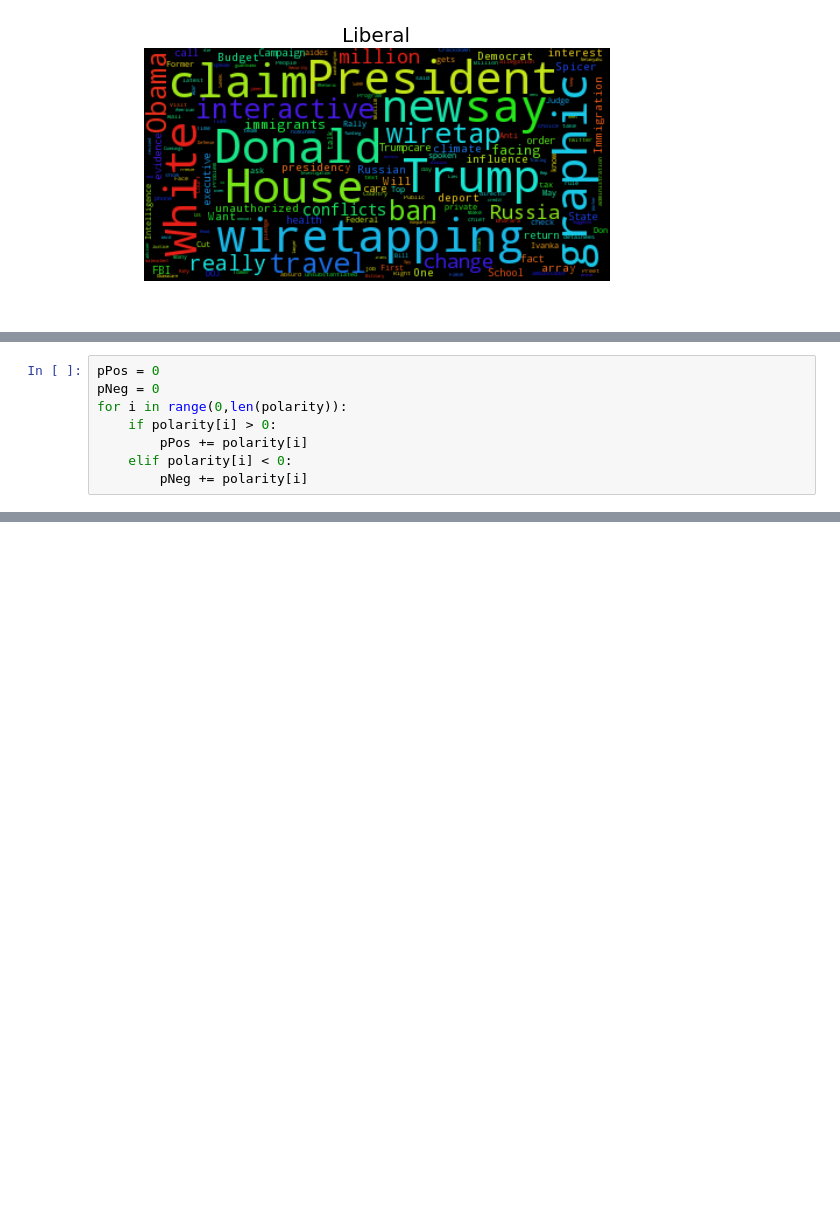
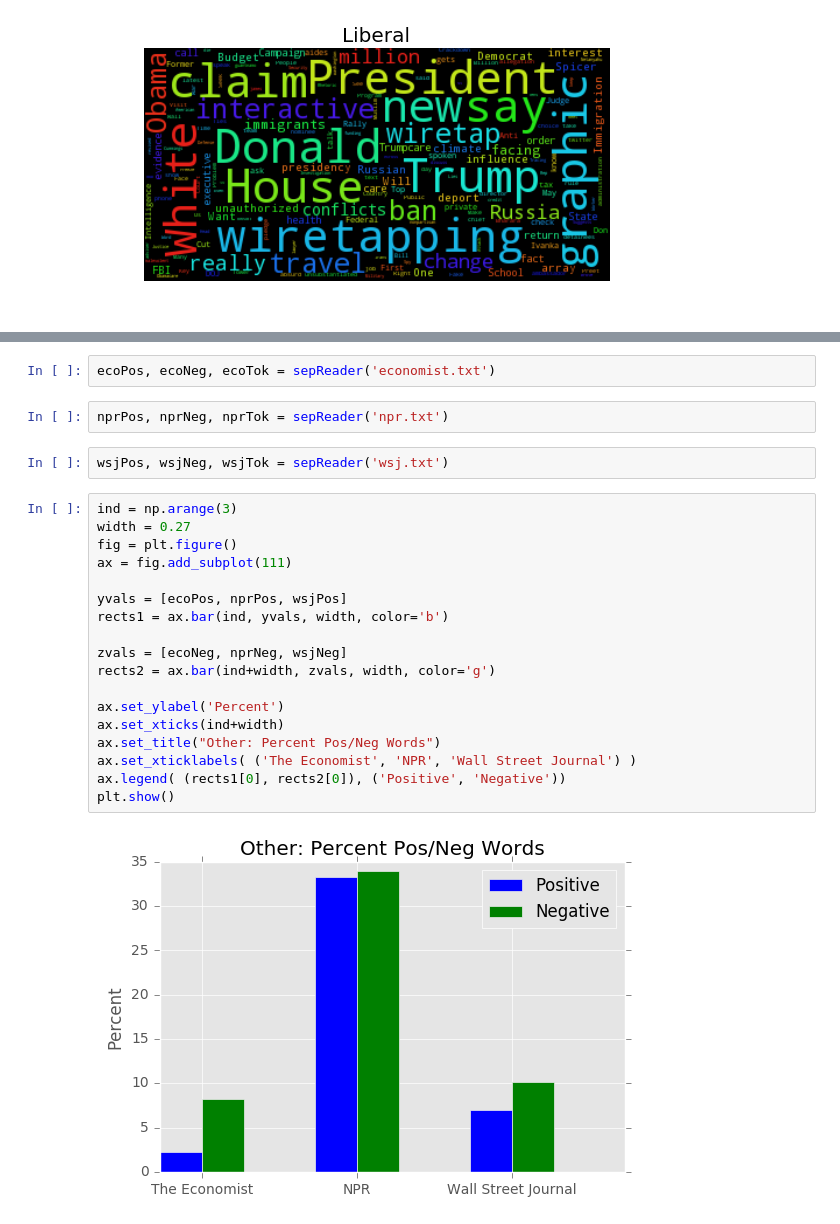
Before and after one commit to noashadmon/sta141bfinal, a Jupyter notebook: codebase.ipynb, the cells around one changed output, grey strips where cells are left out. Saved outputs shown, nothing was run; the diff lists cells and outputs as text; blank space fills up the shorter version.

```diff
--- a/codebase.ipynb
+++ b/codebase.ipynb
@@ -167,8 +137,0 @@ for i in range(0, len(liberal)):
-# %%
-pPos = 0
-pNeg = 0
-for i in range(0,len(polarity)):
-    if polarity[i] > 0:
-        pPos += polarity[i]
-    elif polarity[i] < 0:
-        pNeg += polarity[i]
@@ -214,0 +171,26 @@ blob.
+# %%
+ecoPos, ecoNeg, ecoTok = sepReader('economist.txt')
+# %%
+nprPos, nprNeg, nprTok = sepReader('npr.txt')
+# %%
+wsjPos, wsjNeg, wsjTok = sepReader('wsj.txt')
+# %%
+ind = np.arange(3)
+width = 0.27
+fig = plt.figure()
+ax = fig.add_subplot(111)
+
+yvals = [ecoPos, nprPos, wsjPos]
+rects1 = ax.bar(ind, yvals, width, color='b')
+
+zvals = [ecoNeg, nprNeg, wsjNeg]
+rects2 = ax.bar(ind+width, zvals, width, color='g')
+
+ax.set_ylabel('Percent')
+ax.set_xticks(ind+width)
+ax.set_title("Other: Percent Pos/Neg Words")
+ax.set_xticklabels( ('The Economist', 'NPR', 'Wall Street Journal') )
+ax.legend( (rects1[0], rects2[0]), ('Positive', 'Negative'))
+plt.show()
+# %% [output]
+[figure, added]
```
Also changed, not shown: parts of 28 cells of this notebook, 1 other file.
